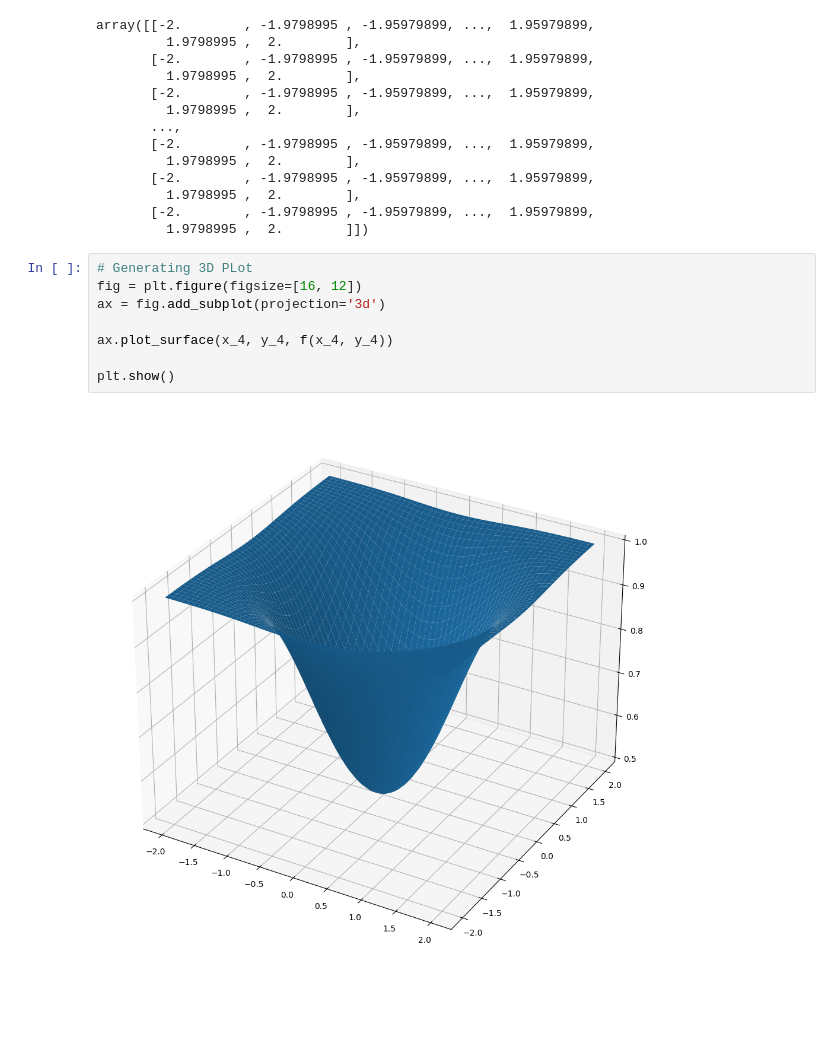
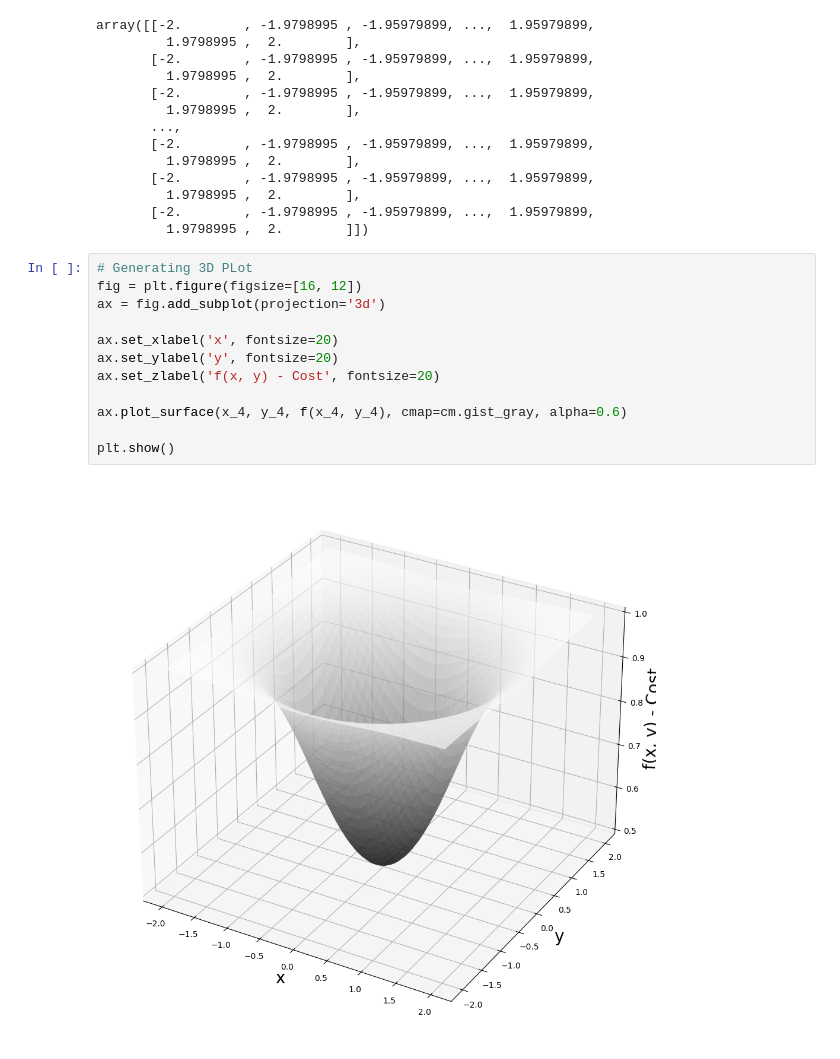
Before and after one commit to JonniiRingo/Data-Science-Ml, a Jupyter notebook: 03 Gradient Descent.ipynb, the cells around one changed output. Drawn from its saved outputs; the diff is of its cells as text; blank space fills up the shorter version.

Commit message:
final 3d plot implimentation

```diff
--- a/03 Gradient Descent.ipynb
+++ b/03 Gradient Descent.ipynb
@@ -489,10 +490,14 @@ array([[-2.        , -1.9798995 , -1.95979899, ...,  1.95979899,
 # %%
 # Generating 3D PLot
 fig = plt.figure(figsize=[16, 12])
 ax = fig.add_subplot(projection='3d')
 
-ax.plot_surface(x_4, y_4, f(x_4, y_4))
+ax.set_xlabel('x', fontsize=20)
+ax.set_ylabel('y', fontsize=20)
+ax.set_zlabel('f(x, y) - Cost', fontsize=20)
+
+ax.plot_surface(x_4, y_4, f(x_4, y_4), cmap=cm.gist_gray, alpha=0.6)
 
 plt.show()
 # %% [output]
-[figure, old version]
+[figure, new version]
```
Also changed, not shown: parts of 1 cell of this notebook.
